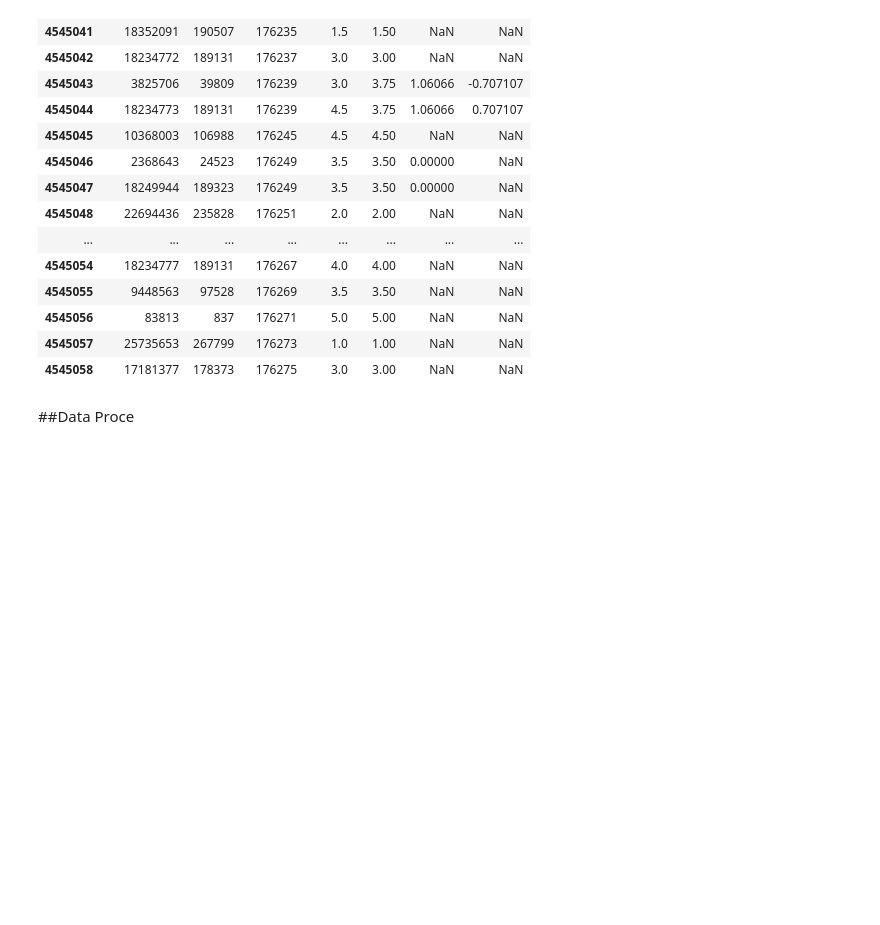
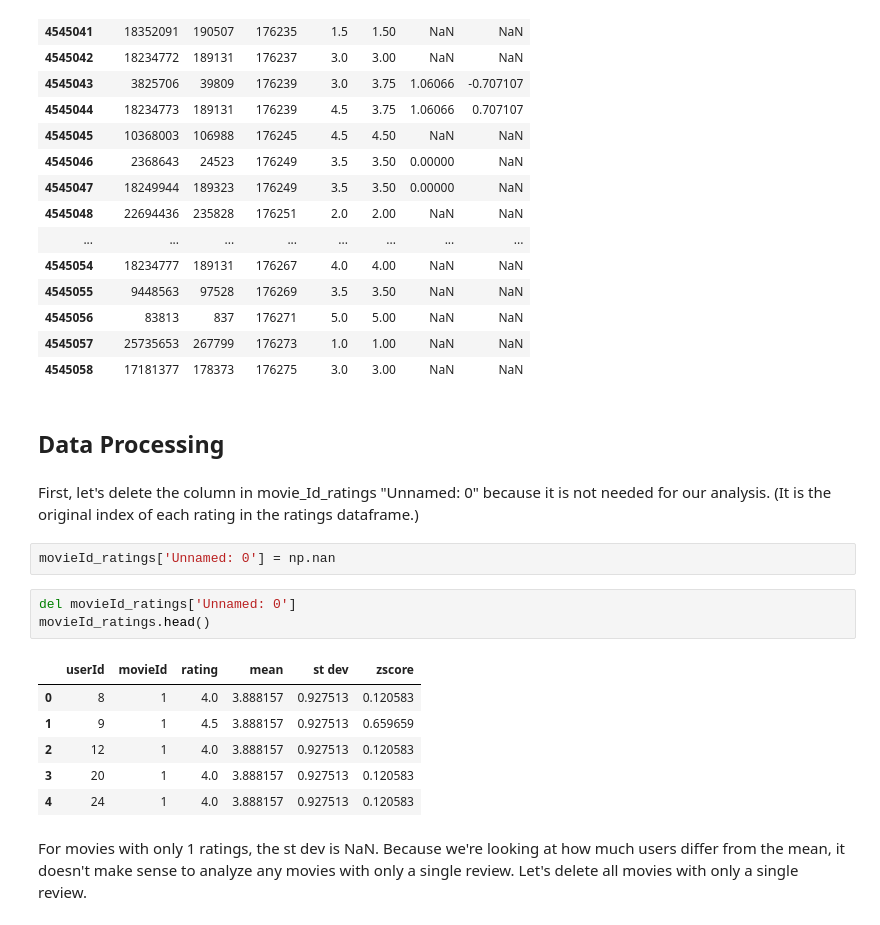
Before and after one commit to ewoodbury/movie-rating-analysis, a Jupyter notebook: Movie Ratings Project.ipynb, the cells around one changed output. Drawn from its saved outputs; the diff is of its cells as text; blank space fills up the shorter version.

```diff
--- a/Movie Ratings Project.ipynb
+++ b/Movie Ratings Project.ipynb
@@ -330,4 +331,20 @@ movieId_ratings.tail(20)
 | 4545057 | 25735653 | 267799 | 176273 | 1.0 | 1.00 | NaN | NaN |
 | 4545058 | 17181377 | 178373 | 176275 | 3.0 | 3.00 | NaN | NaN |
 # %% [markdown]
-##Data Proce
+## Data Processing
+# %% [markdown]
+First, let's delete the column in movie_Id_ratings "Unnamed: 0" because it is not needed for our analysis. (It is the original index of each rating in the ratings dataframe.)
+# %%
+movieId_ratings['Unnamed: 0'] = np.nan
+# %%
+del movieId_ratings['Unnamed: 0']
+movieId_ratings.head()
+# %% [output]
+|  | userId | movieId | rating | mean | st dev | zscore |
+| 0 | 8 | 1 | 4.0 | 3.888157 | 0.927513 | 0.120583 |
+| 1 | 9 | 1 | 4.5 | 3.888157 | 0.927513 | 0.659659 |
+| 2 | 12 | 1 | 4.0 | 3.888157 | 0.927513 | 0.120583 |
+| 3 | 20 | 1 | 4.0 | 3.888157 | 0.927513 | 0.120583 |
+| 4 | 24 | 1 | 4.0 | 3.888157 | 0.927513 | 0.120583 |
+# %% [markdown]
+For movies with only 1 ratings, the st dev is NaN. Because we're looking at how much users differ from the mean, it doesn't make sense to analyze any movies with only a single review. Let's delete all movies with only a single review.
```
Also changed, not shown: parts of 20 cells of this notebook.
